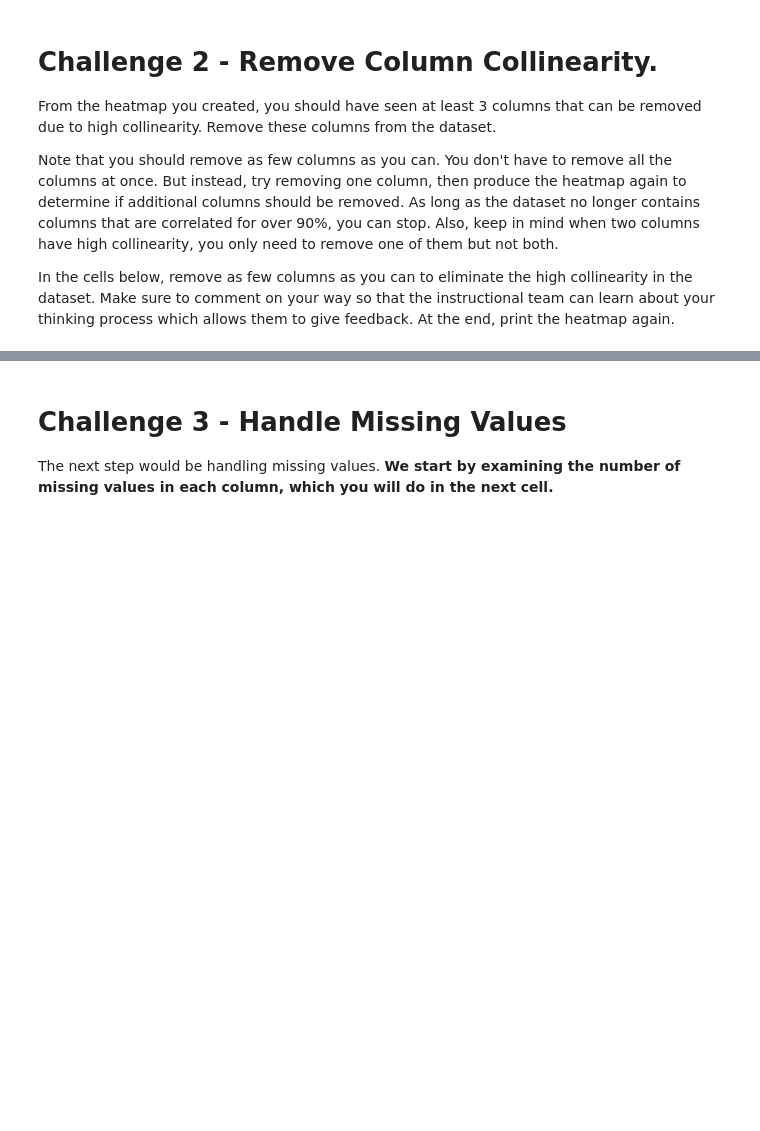
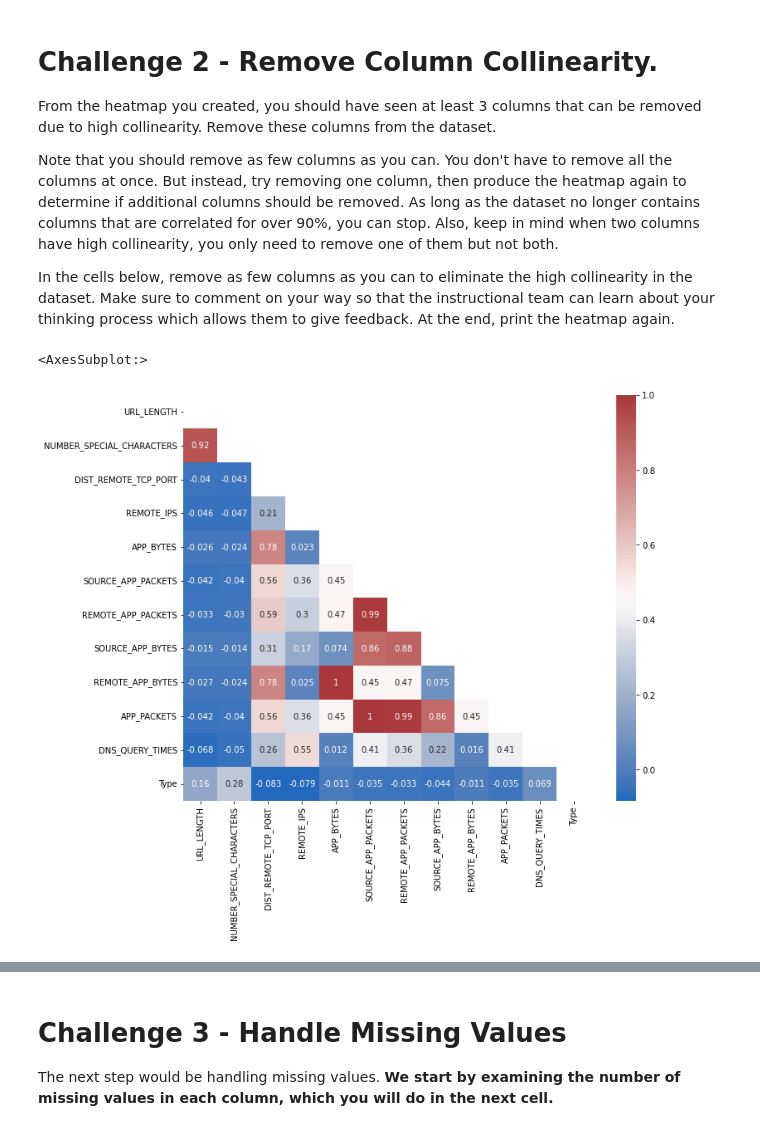
Before and after one commit to eric-martinet/IRONLABS, a Jupyter notebook: Module03/Lab_4_Supervised-Learning/main.ipynb, the cells around one changed output, grey strips where cells are left out. Saved outputs shown, nothing was run; the diff lists cells and outputs as text; code cells hidden in the pictures; blank space fills up the shorter version.

```diff
--- a/Module03/Lab_4_Supervised-Learning/main.ipynb
+++ b/Module03/Lab_4_Supervised-Learning/main.ipynb
@@ -38,0 +105,6 @@ Feel free to add additional cells for your explorations. Make sure to comment wh
+# %%
+# WHOIS_REGDATE and WHOIS_UPDATED_DATE should be of Datetime type
+cols_datetime = ['WHOIS_REGDATE', 'WHOIS_UPDATED_DATE']
+
+for col in cols_datetime:
+    websites[col] = pd.to_datetime(websites[col], errors = 'coerce', format ='%d/%m/%Y %H:%M')
@@ -70,0 +244,10 @@ In the cells below, remove as few columns as you can to eliminate the high colli
+# %%
+# REMOVE TCP_CONVERSATION_EXCHANGE as fully correlated with APP_PACKETS
+websites.drop('TCP_CONVERSATION_EXCHANGE', axis = 1, inplace = True)
+corr_matrix = websites.corr()
+mask = np.triu(np.ones_like(corr_matrix, dtype=bool))
+fig, ax = plt.subplots(figsize=(11, 9))
+sns.heatmap(corr_matrix, cmap = 'vlag', mask = mask, annot = True, ax = ax)
+# %% [output]
+<AxesSubplot:>
+[figure, added]
```
Also changed, not shown: parts of 81 cells of this notebook.
